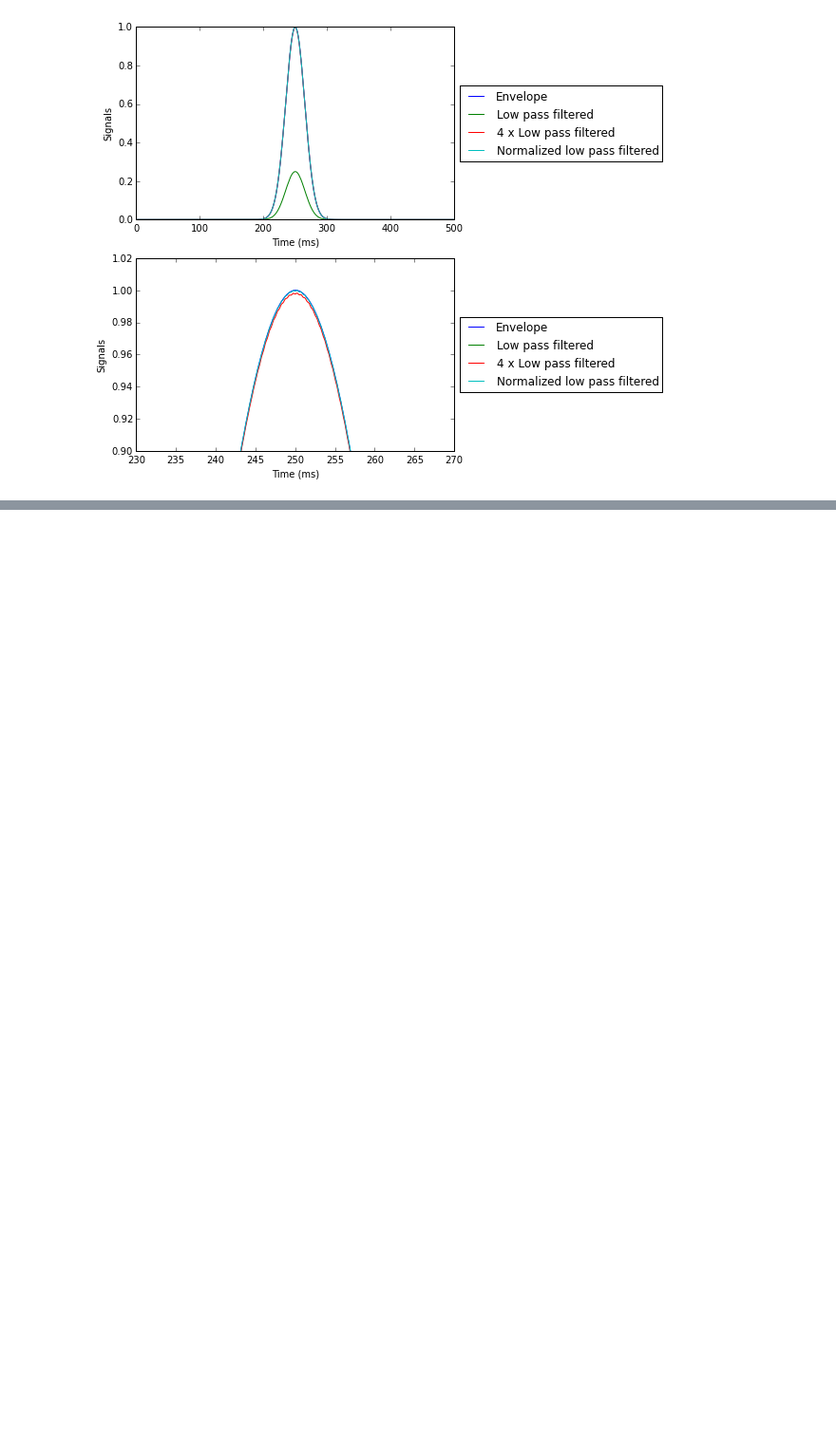
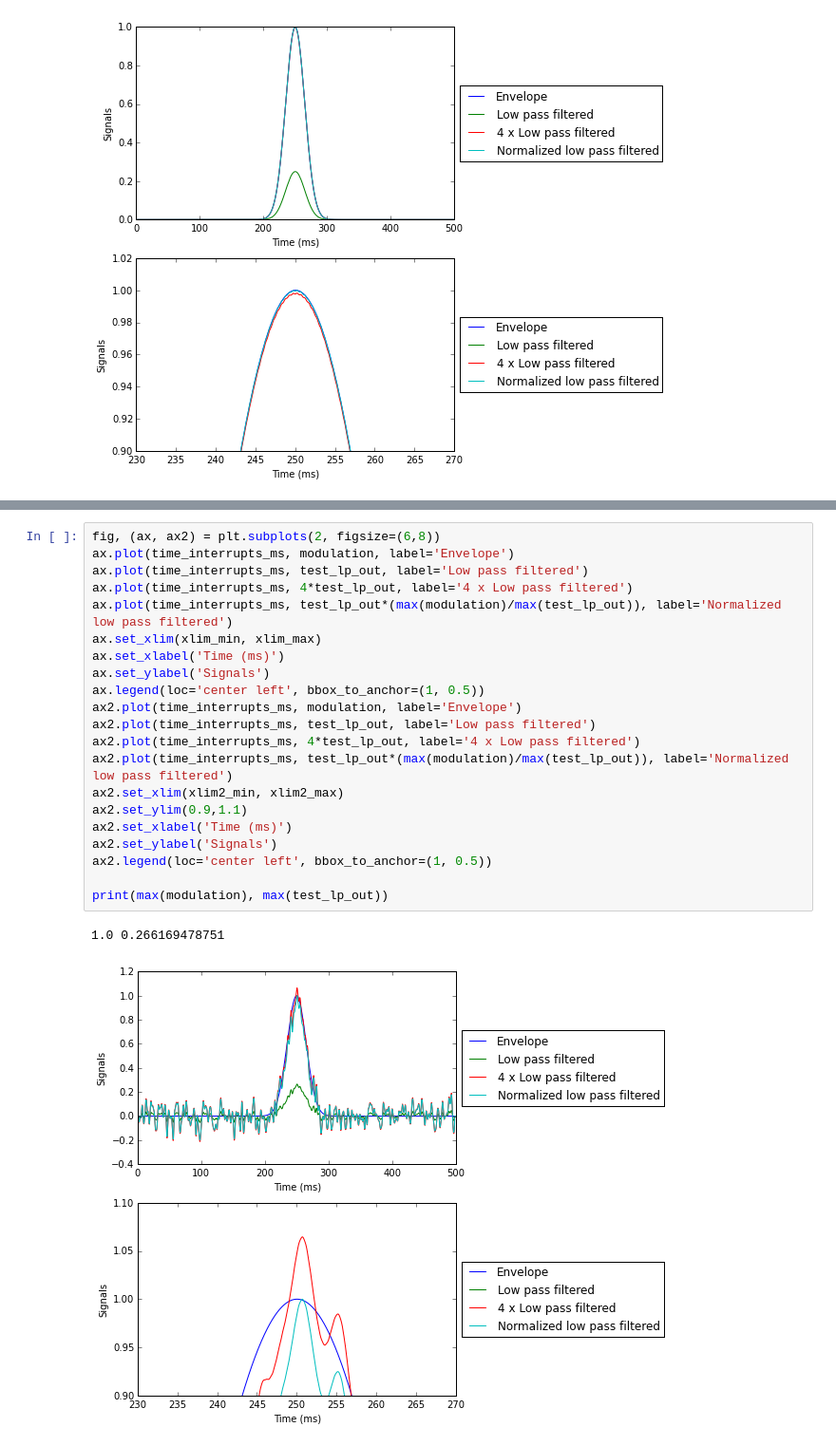
Before and after one commit to naushad-rahman/LIFSrProj_F15, a Jupyter notebook: DSP/digital_filter_explore/150708_apply_filters_to_simulated_data.ipynb, the cells around one changed output, grey strips where cells are left out. Shown at 95% size. Cells and saved outputs as stored; diff of their text form; blank space fills up the shorter version.

```diff
--- a/DSP/digital_filter_explore/150708_apply_filters_to_simulated_data.ipynb
+++ b/DSP/digital_filter_explore/150708_apply_filters_to_simulated_data.ipynb
@@ -413,0 +530,24 @@ print(max(modulation), max(test_lp_out))
+# %%
+fig, (ax, ax2) = plt.subplots(2, figsize=(6,8))
+ax.plot(time_interrupts_ms, modulation, label='Envelope')
+ax.plot(time_interrupts_ms, test_lp_out, label='Low pass filtered')
+ax.plot(time_interrupts_ms, 4*test_lp_out, label='4 x Low pass filtered')
+ax.plot(time_interrupts_ms, test_lp_out*(max(modulation)/max(test_lp_out)), label='Normalized low pass filtered')
+ax.set_xlim(xlim_min, xlim_max)
+ax.set_xlabel('Time (ms)')
+ax.set_ylabel('Signals')
+ax.legend(loc='center left', bbox_to_anchor=(1, 0.5))
+ax2.plot(time_interrupts_ms, modulation, label='Envelope')
+ax2.plot(time_interrupts_ms, test_lp_out, label='Low pass filtered')
+ax2.plot(time_interrupts_ms, 4*test_lp_out, label='4 x Low pass filtered')
+ax2.plot(time_interrupts_ms, test_lp_out*(max(modulation)/max(test_lp_out)), label='Normalized low pass filtered')
+ax2.set_xlim(xlim2_min, xlim2_max)
+ax2.set_ylim(0.9,1.1)
+ax2.set_xlabel('Time (ms)')
+ax2.set_ylabel('Signals')
+ax2.legend(loc='center left', bbox_to_anchor=(1, 0.5))
+
+print(max(modulation), max(test_lp_out))
+# %% [output]
+1.0 0.266169478751
+[figure, added]
```
Also changed, not shown: parts of 11 cells of this notebook.
